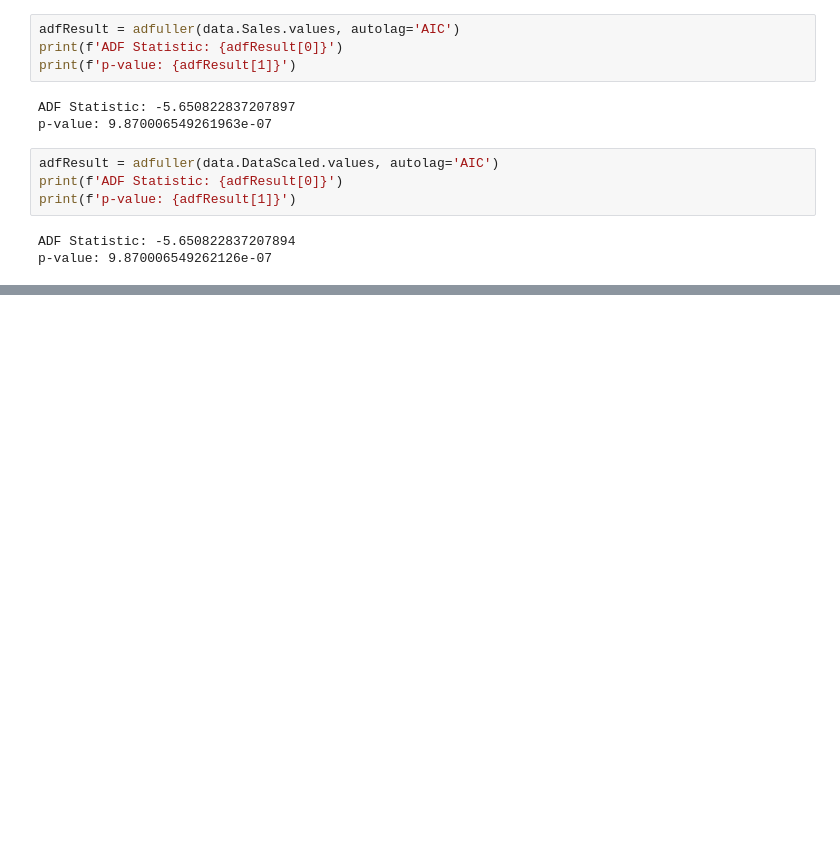
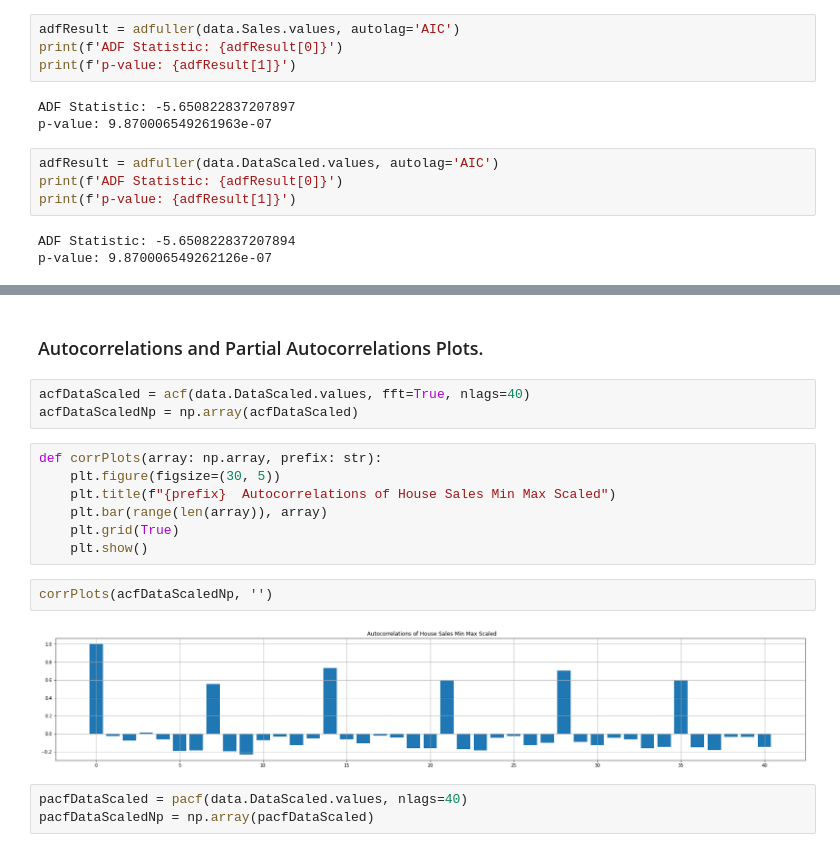
Before and after one commit to Danu-B/Pharmaceutical_Sales_prediction, a Jupyter notebook: notebooks/lstm_forcasting.ipynb, the cells around one changed output, grey strips where cells are left out. Saved outputs shown, nothing was run; the diff lists cells and outputs as text; blank space fills up the shorter version.

```diff
--- a/notebooks/lstm_forcasting.ipynb
+++ b/notebooks/lstm_forcasting.ipynb
@@ -128,0 +156,19 @@ p-value: 9.870006549262126e-07
+# %% [markdown]
+### Autocorrelations and Partial Autocorrelations Plots.
+# %%
+acfDataScaled = acf(data.DataScaled.values, fft=True, nlags=40)
+acfDataScaledNp = np.array(acfDataScaled)
+# %%
+def corrPlots(array: np.array, prefix: str):
+    plt.figure(figsize=(30, 5))
+    plt.title(f"{prefix}  Autocorrelations of House Sales Min Max Scaled")
+    plt.bar(range(len(array)), array)
+    plt.grid(True)
+    plt.show()
+# %%
+corrPlots(acfDataScaledNp, '')
+# %% [output]
+[figure, added]
+# %%
+pacfDataScaled = pacf(data.DataScaled.values, nlags=40)
+pacfDataScaledNp = np.array(pacfDataScaled)
```
Also changed, not shown: parts of 29 cells of this notebook, 4 other files.
